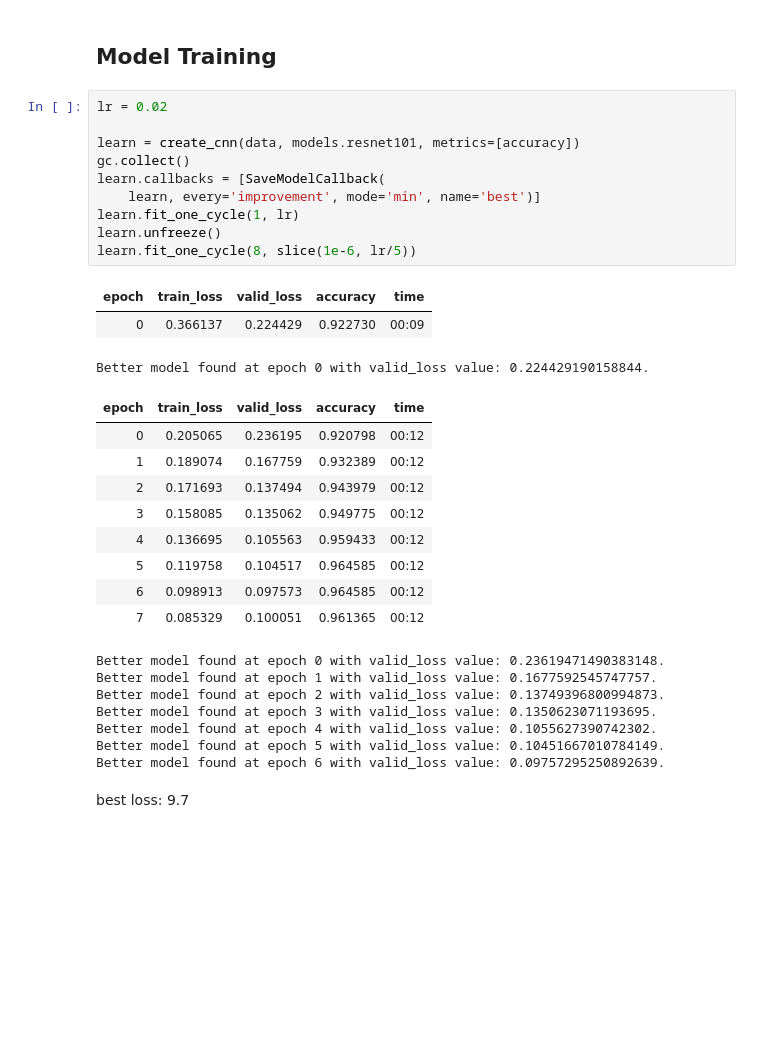
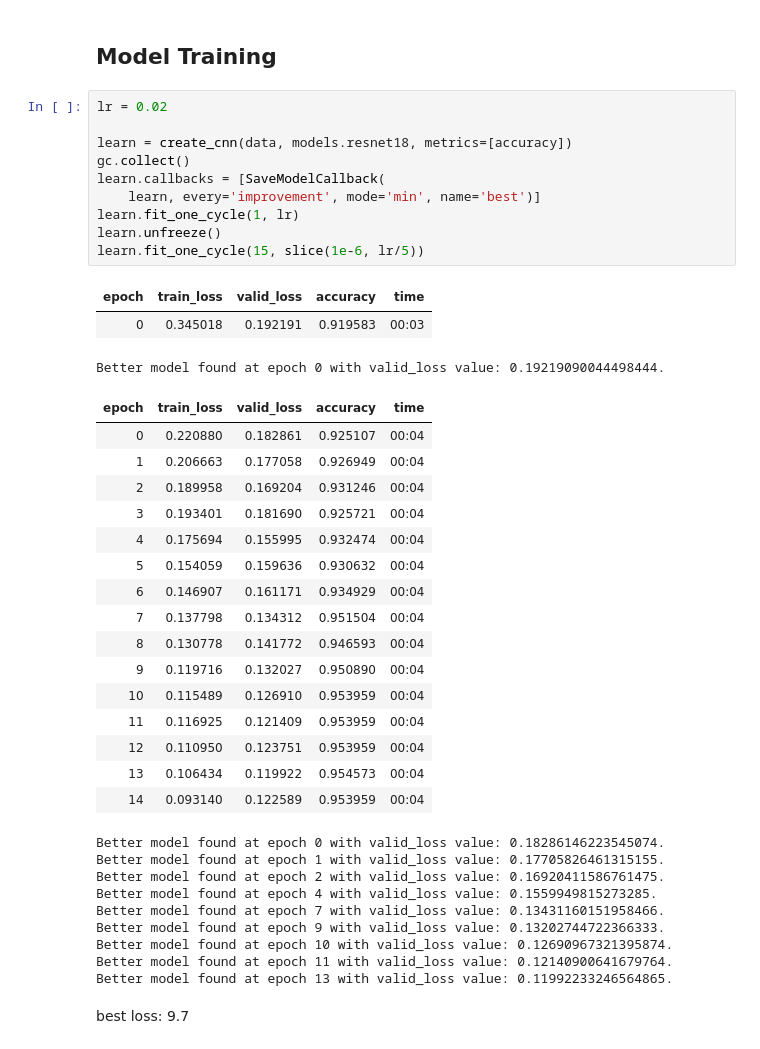
Before and after one commit to isaacshannon/lol-notebooks, a Jupyter notebook: nb_locator.ipynb, the cells around one changed output. Cells and saved outputs as stored; diff of their text form; blank space fills up the shorter version.

```diff
--- a/nb_locator.ipynb
+++ b/nb_locator.ipynb
@@ -131,33 +131,42 @@ We train several models, and keep the one with the highest performance. It is st
 # %%
 lr = 0.02
 
-learn = create_cnn(data, models.resnet101, metrics=[accuracy])
+learn = create_cnn(data, models.resnet18, metrics=[accuracy])
 gc.collect()
 learn.callbacks = [SaveModelCallback(
     learn, every='improvement', mode='min', name='best')]
 learn.fit_one_cycle(1, lr)
 learn.unfreeze()
-learn.fit_one_cycle(8, slice(1e-6, lr/5))
+learn.fit_one_cycle(15, slice(1e-6, lr/5))
 # %% [output]
 | epoch | train_loss | valid_loss | accuracy | time |
-| 0 | 0.366137 | 0.224429 | 0.922730 | 00:09 |
+| 0 | 0.345018 | 0.192191 | 0.919583 | 00:03 |
-Better model found at epoch 0 with valid_loss value: 0.224429190158844.
+Better model found at epoch 0 with valid_loss value: 0.19219090044498444.
 | epoch | train_loss | valid_loss | accuracy | time |
-| 0 | 0.205065 | 0.236195 | 0.920798 | 00:12 |
-| 1 | 0.189074 | 0.167759 | 0.932389 | 00:12 |
-| 2 | 0.171693 | 0.137494 | 0.943979 | 00:12 |
-| 3 | 0.158085 | 0.135062 | 0.949775 | 00:12 |
-| 4 | 0.136695 | 0.105563 | 0.959433 | 00:12 |
-| 5 | 0.119758 | 0.104517 | 0.964585 | 00:12 |
-| 6 | 0.098913 | 0.097573 | 0.964585 | 00:12 |
-| 7 | 0.085329 | 0.100051 | 0.961365 | 00:12 |
+| 0 | 0.220880 | 0.182861 | 0.925107 | 00:04 |
+| 1 | 0.206663 | 0.177058 | 0.926949 | 00:04 |
+| 2 | 0.189958 | 0.169204 | 0.931246 | 00:04 |
+| 3 | 0.193401 | 0.181690 | 0.925721 | 00:04 |
+| 4 | 0.175694 | 0.155995 | 0.932474 | 00:04 |
+| 5 | 0.154059 | 0.159636 | 0.930632 | 00:04 |
+| 6 | 0.146907 | 0.161171 | 0.934929 | 00:04 |
+| 7 | 0.137798 | 0.134312 | 0.951504 | 00:04 |
+| 8 | 0.130778 | 0.141772 | 0.946593 | 00:04 |
+| 9 | 0.119716 | 0.132027 | 0.950890 | 00:04 |
+| 10 | 0.115489 | 0.126910 | 0.953959 | 00:04 |
+| 11 | 0.116925 | 0.121409 | 0.953959 | 00:04 |
+| 12 | 0.110950 | 0.123751 | 0.953959 | 00:04 |
+| 13 | 0.106434 | 0.119922 | 0.954573 | 00:04 |
+| 14 | 0.093140 | 0.122589 | 0.953959 | 00:04 |
-Better model found at epoch 0 with valid_loss value: 0.23619471490383148.
-Better model found at epoch 1 with valid_loss value: 0.1677592545747757.
-Better model found at epoch 2 with valid_loss value: 0.13749396800994873.
-Better model found at epoch 3 with valid_loss value: 0.1350623071193695.
-Better model found at epoch 4 with valid_loss value: 0.1055627390742302.
-Better model found at epoch 5 with valid_loss value: 0.10451667010784149.
-Better model found at epoch 6 with valid_loss value: 0.09757295250892639.
+Better model found at epoch 0 with valid_loss value: 0.18286146223545074.
+Better model found at epoch 1 with valid_loss value: 0.17705826461315155.
+Better model found at epoch 2 with valid_loss value: 0.16920411586761475.
+Better model found at epoch 4 with valid_loss value: 0.1559949815273285.
+Better model found at epoch 7 with valid_loss value: 0.13431160151958466.
+Better model found at epoch 9 with valid_loss value: 0.13202744722366333.
+Better model found at epoch 10 with valid_loss value: 0.12690967321395874.
+Better model found at epoch 11 with valid_loss value: 0.12140900641679764.
+Better model found at epoch 13 with valid_loss value: 0.11992233246564865.
 # %% [markdown]
 best loss: 9.7
 # %% [markdown]
```
Also changed, not shown: parts of 28 cells of this notebook, 36 other files.
